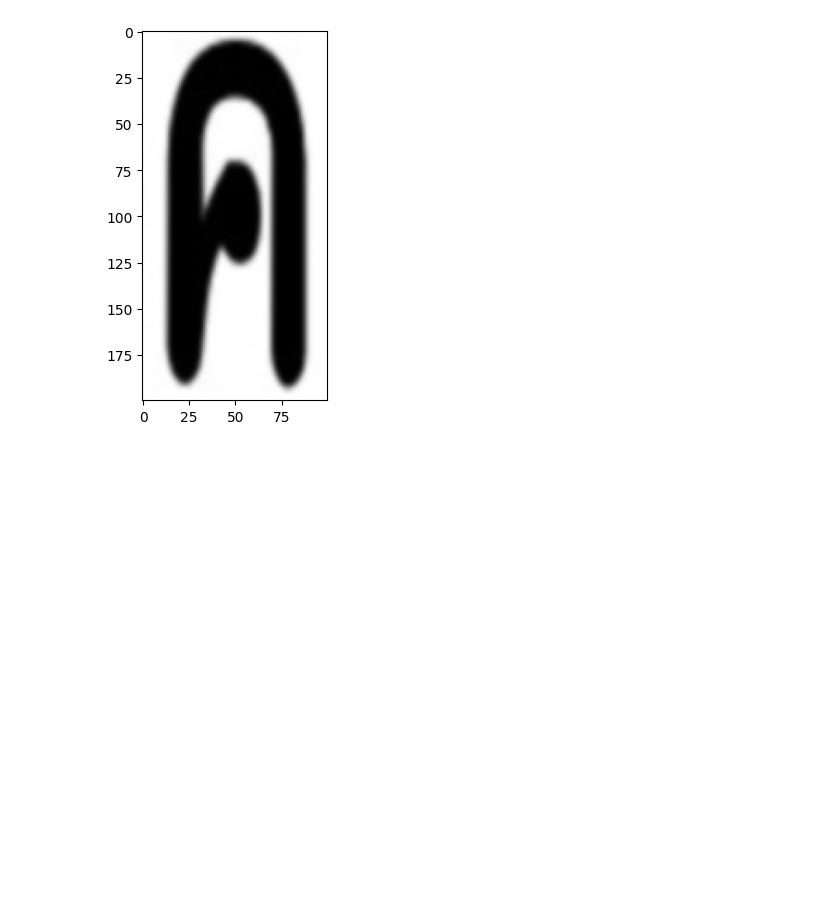
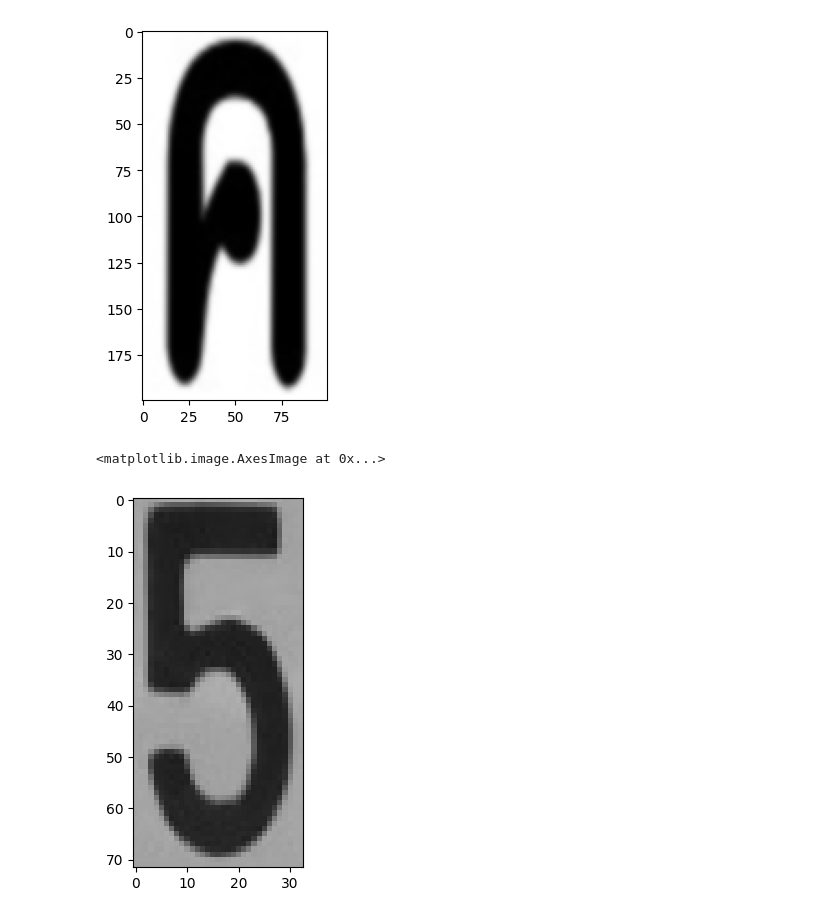
Before and after one commit to punsiwoot/Simple_TH_lisense_plate_recognition, a Jupyter notebook: try.ipynb, the cells around one changed output. Cells and saved outputs as stored; diff of their text form; code cells hidden in the pictures; blank space fills up the shorter version.

```diff
--- a/try.ipynb
+++ b/try.ipynb
@@ -249,3 +249,9 @@ keep_cut_char , pure_plate_province = local_CP(img = "pure_plate.jpg")
+# %%
+import matplotlib.pyplot as plt
+plt.imshow(keep_cut_char[4])
+# %% [output]
+<matplotlib.image.AxesImage at 0x...>
+[figure, added]
 # %%
 keep_cut_char[0].shape
 # %% [output]
```
Also changed, not shown: parts of 16 cells of this notebook, 2 other files.
